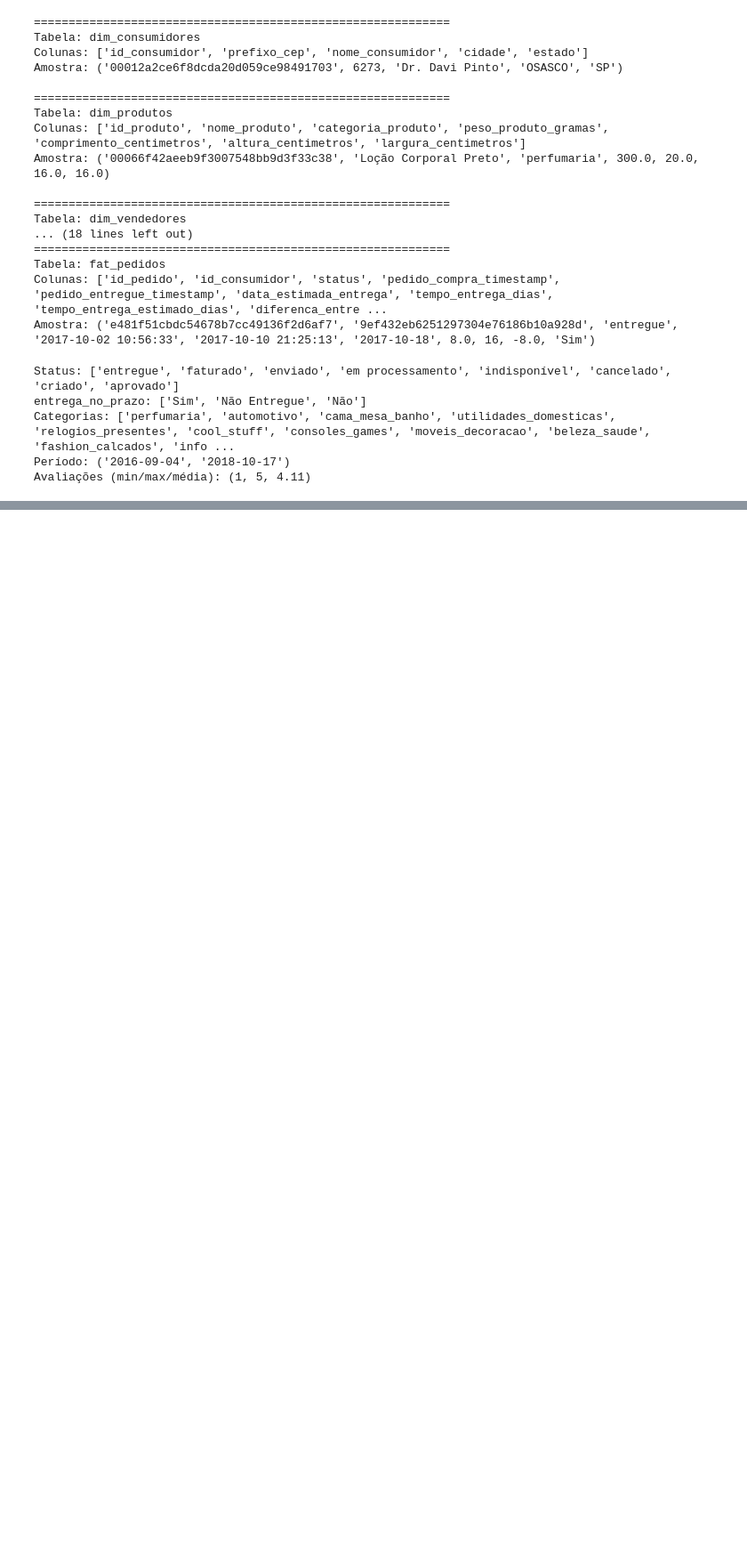
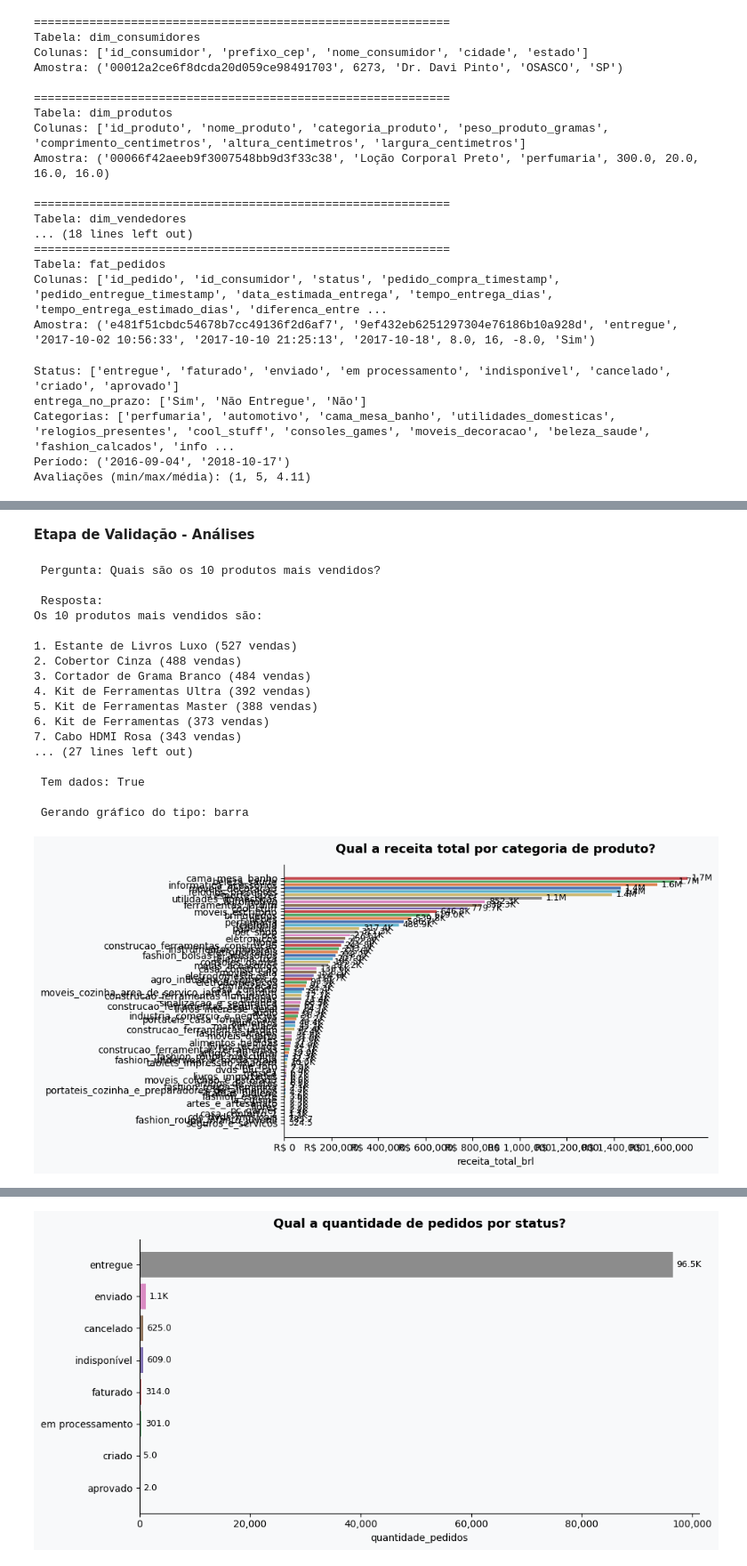
Before and after one commit to JRicLP/GenAI_Ecommerce-Agent, a Jupyter notebook: notebook.ipynb, the cells around one changed output, grey strips where cells are left out. Shown at 89% size. Drawn from its saved outputs; the diff is of its cells as text; code cells hidden in the pictures; blank space fills up the shorter version.

Commit message:
Update: Final Notebook

```diff
--- a/notebook.ipynb
+++ b/notebook.ipynb
@@ -20,0 +55,15 @@ os.environ["GEMINI_API_KEY"] = userdata.get('GEMINI_API_KEY')
+# %%
+# Cópia do Database do drive para o Notebook:
+BANCO_ORIGEM  = '/content/drive/MyDrive/GenAI Database/banco.db'
+BANCO_DESTINO = '/content/GenAI_Ecommerce-Agent/banco.db'
+
+if not os.path.exists(BANCO_ORIGEM):
+    raise FileNotFoundError(
+        f"banco.db não encontrado em '{BANCO_ORIGEM}'.\n"
+        'Verifique o caminho no seu Google Drive.'
+    )
+
+shutil.copy(BANCO_ORIGEM, BANCO_DESTINO)
+print(f"banco.db copiado para o projeto")
+print(f'Origem: {BANCO_ORIGEM}')
+print(f'Destino: {BANCO_DESTINO}')
@@ -21,12 +74,17 @@ os.environ["GEMINI_API_KEY"] = userdata.get('GEMINI_API_KEY')
 # %%
-# Conexão com o Banco de Dados
+# Exploração do Database - 1. Listagem de tabelas e contagem de linhas :
 
 import sqlite3
 
-DB_PATH = "/content/drive/MyDrive/GenAI Database/banco.db"
+conn = sqlite3.connect(BANCO_DESTINO)
+cursor = conn.cursor()
 
-conn = sqlite3.connect(DB_PATH)
-cursor = conn.cursor()
-cursor.execute("SELECT name FROM sqlite_master WHERE type='table'")
-print("Tabelas:", cursor.fetchall())
+tabelas = cursor.execute(
+    "SELECT name FROM sqlite_master WHERE type='table'"
+).fetchall()
+
+print('Tabelas encontradas no banco:')
+for (nome,) in tabelas:
+    count = cursor.execute(f'SELECT COUNT(*) FROM {nome}').fetchone()[0]
+    print(f'OK - {nome}: {count:,} linhas')
 # %% [output]
@@ -125,0 +207,32 @@ Pedidos sem consumidor correspondente: 0
+# %% [markdown]
+**Etapa de Validação - Análises**
+# %%
+# 1 - Análise de Vendas e Receita:
+
+# Consulta 1:
+exibir_resposta('Quais são os 10 produtos mais vendidos?')
+
+# Consulta 2:
+exibir_resposta('Qual a receita total por categoria de produto?')
+
+# Consulta 3:
+exibir_resposta('Qual a quantidade de pedidos por status?')
+# %% [output]
+ Pergunta: Quais são os 10 produtos mais vendidos?
+
+ Resposta:
+Os 10 produtos mais vendidos são:
+
+1. Estante de Livros Luxo (527 vendas)
+2. Cobertor Cinza (488 vendas)
+3. Cortador de Grama Branco (484 vendas)
+4. Kit de Ferramentas Ultra (392 vendas)
+5. Kit de Ferramentas Master (388 vendas)
+6. Kit de Ferramentas (373 vendas)
+7. Cabo HDMI Rosa (343 vendas)
+... (27 lines left out)
+
+ Tem dados: True
+
+ Gerando gráfico do tipo: barra
+[figure, added]
@@ -125,0 +259 @@ Pedidos sem consumidor correspondente: 0
+[figure, added]
```
Also changed, not shown: parts of 23 cells of this notebook.
